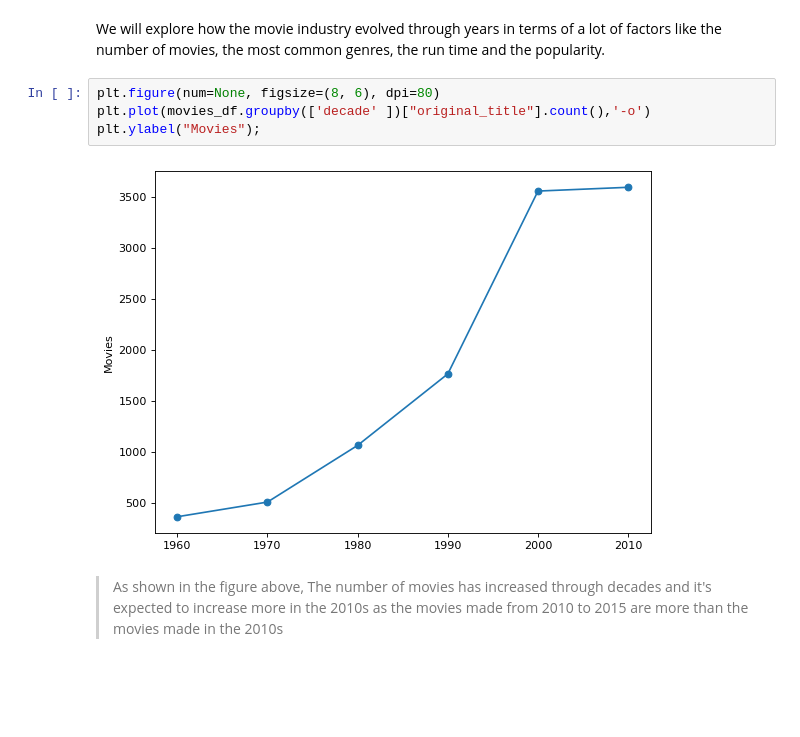
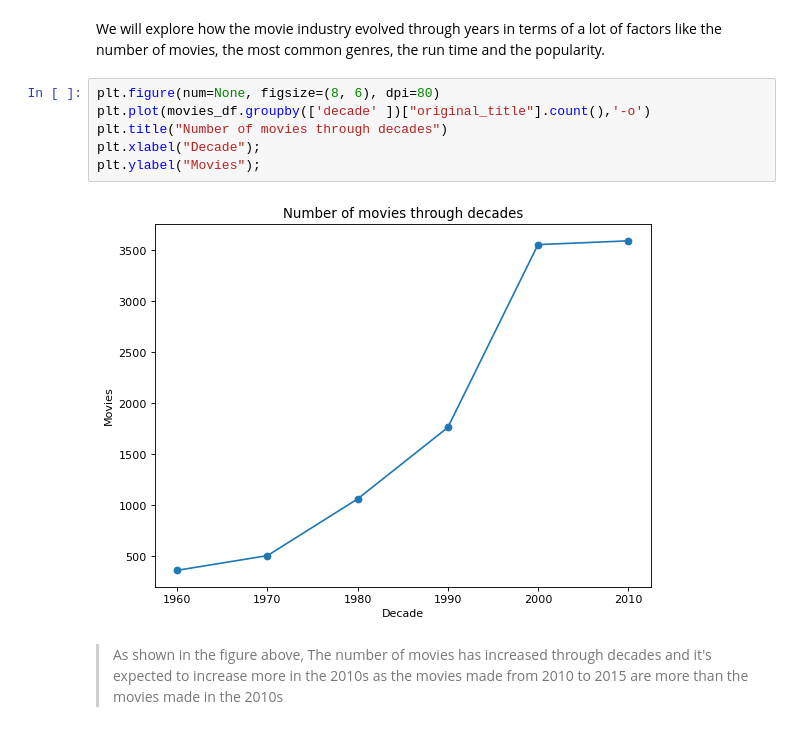
Before and after one commit to Alyessam132/The_Movie_Database, a Jupyter notebook: Investigate The Movie Database.ipynb, the cells around one changed output. Cells and saved outputs as stored; diff of their text form; blank space fills up the shorter version.

```diff
--- a/Investigate The Movie Database.ipynb
+++ b/Investigate The Movie Database.ipynb
@@ -422,9 +443,11 @@ We will explore how the movie industry evolved through years in terms of a lot o
 # %%
 plt.figure(num=None, figsize=(8, 6), dpi=80)
 plt.plot(movies_df.groupby(['decade' ])["original_title"].count(),'-o')
+plt.title("Number of movies through decades")
+plt.xlabel("Decade");
 plt.ylabel("Movies");
 # %% [output]
-[figure, old version]
+[figure, new version]
 # %% [markdown]
 >As shown in the figure above, The number of movies has increased through decades and it's expected to increase more in the 2010s as the movies made from 2010 to 2015 are more than the movies made in the 2010s
 # %%
```
Also changed, not shown: parts of 13 cells of this notebook, 2 other files.
